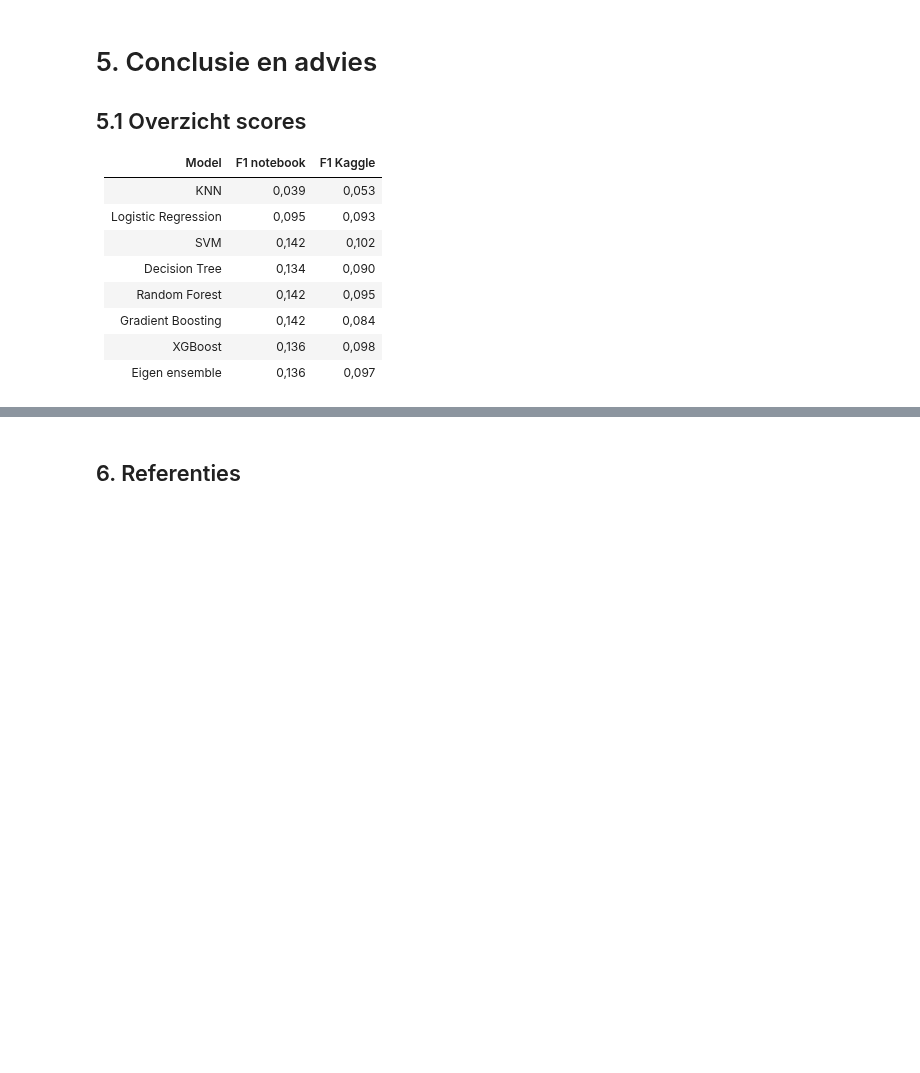
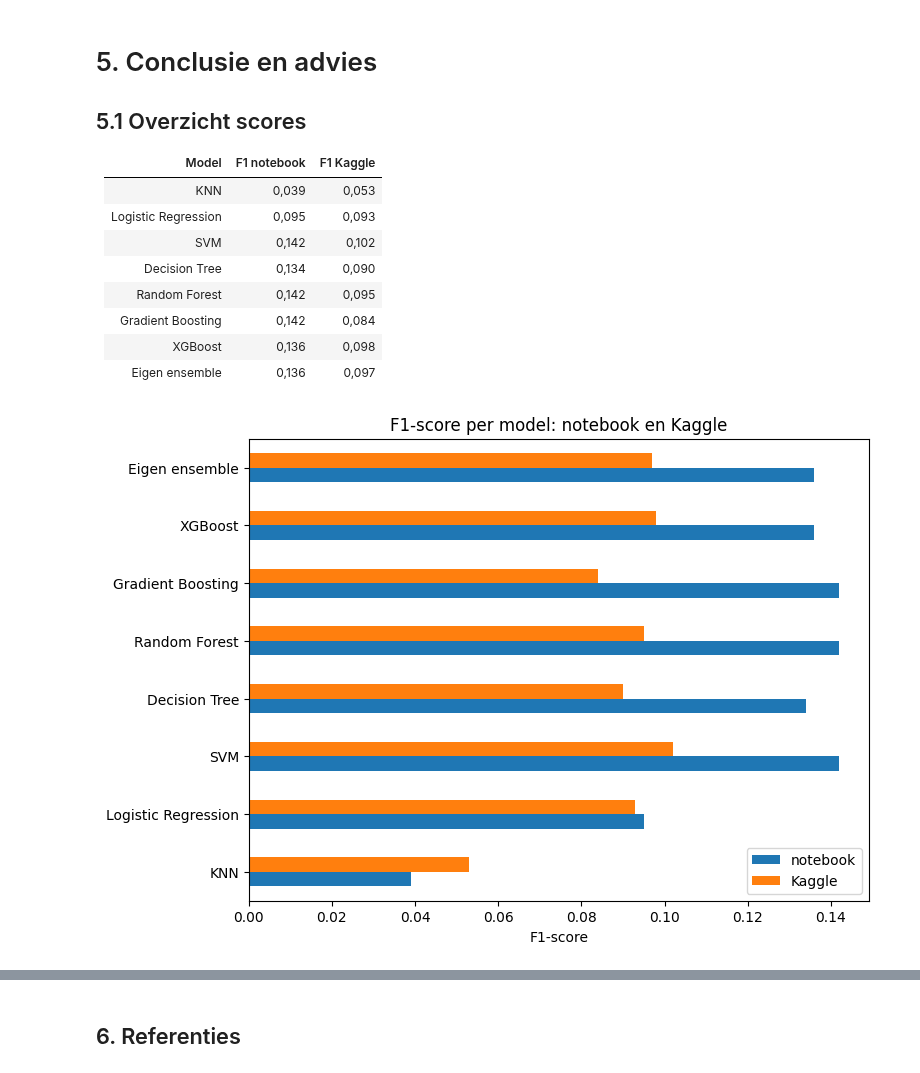
Before and after one commit to rabpie/26-27-Machine-Learning-groep-6, a Jupyter notebook: ML-Voorspel herseninfarct.ipynb, the cells around one changed output, grey strips where cells are left out. Drawn from its saved outputs; the diff is of its cells as text; code cells hidden in the pictures; blank space fills up the shorter version.

Commit message:
Visulalisatie notebook vs kaggle

```diff
--- a/ML-Voorspel herseninfarct.ipynb
+++ b/ML-Voorspel herseninfarct.ipynb
@@ -2109,4 +2109,17 @@ gradient_boosting: 627 patiënten voorspeld als stroke
 | Gradient Boosting | 0,142 | 0,084 |
 | XGBoost | 0,136 | 0,098 |
 | Eigen ensemble | 0,136 | 0,097 |
+# %%
+scores = pd.DataFrame({
+    "notebook": [0.039, 0.095, 0.142, 0.134, 0.142, 0.142, 0.136, 0.136],
+    "Kaggle": [0.053, 0.093, 0.102, 0.090, 0.095, 0.084, 0.098, 0.097],
+}, index=["KNN", "Logistic Regression", "SVM", "Decision Tree",
+          "Random Forest", "Gradient Boosting", "XGBoost", "Eigen ensemble"])
+
+scores.plot(kind="barh", figsize=(8, 6))
+plt.title("F1-score per model: notebook en Kaggle")
+plt.xlabel("F1-score")
+plt.show()
+# %% [output]
+[figure, added]
 # %% [markdown]
```
Also changed, not shown: parts of 3 cells of this notebook.
